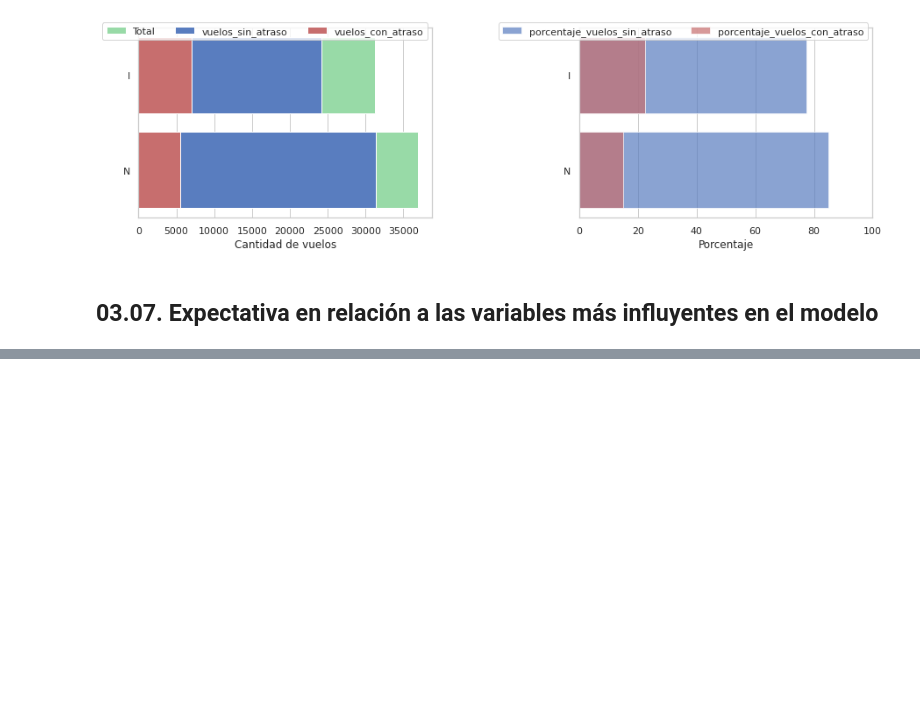
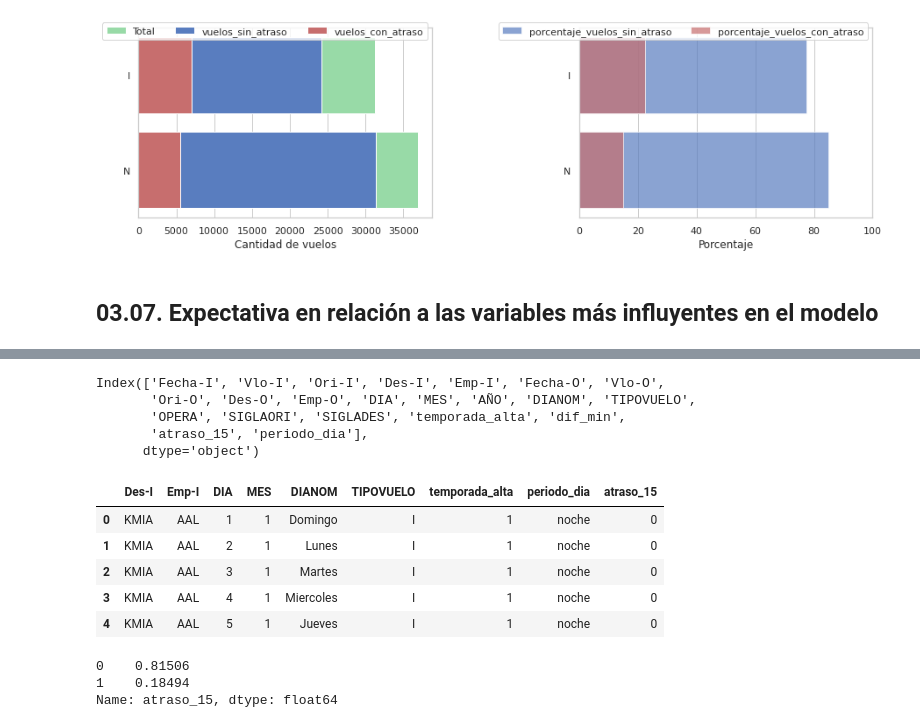
Before and after one commit to alexandergribenchenko/DS_LATAM_Test, a Jupyter notebook: solution.ipynb, the cells around one changed output, grey strips where cells are left out. Drawn from its saved outputs; the diff is of its cells as text; code cells hidden in the pictures; blank space fills up the shorter version.

```diff
--- a/solution.ipynb
+++ b/solution.ipynb
@@ -527,0 +594,28 @@ plot_absoluto_porcentual(df_atraso_por_tipo_vuelo, 'TIPOVUELO', 15, 4)
+# %%
+df.columns
+# %% [output]
+Index(['Fecha-I', 'Vlo-I', 'Ori-I', 'Des-I', 'Emp-I', 'Fecha-O', 'Vlo-O',
+       'Ori-O', 'Des-O', 'Emp-O', 'DIA', 'MES', 'AÑO', 'DIANOM', 'TIPOVUELO',
+       'OPERA', 'SIGLAORI', 'SIGLADES', 'temporada_alta', 'dif_min',
+       'atraso_15', 'periodo_dia'],
+      dtype='object')
+# %%
+columnas_modelo = ['Des-I', 'Emp-I',
+                   'DIA', 'MES', 'DIANOM', 'TIPOVUELO',
+                   'temporada_alta','periodo_dia', 'atraso_15']
+# %%
+df_modelo = df[columnas_modelo]
+df_modelo.head()
+# %% [output]
+|  | Des-I | Emp-I | DIA | MES | DIANOM | TIPOVUELO | temporada_alta | periodo_dia | atraso_15 |
+| 0 | KMIA | AAL | 1 | 1 | Domingo | I | 1 | noche | 0 |
+| 1 | KMIA | AAL | 2 | 1 | Lunes | I | 1 | noche | 0 |
+| 2 | KMIA | AAL | 3 | 1 | Martes | I | 1 | noche | 0 |
+| 3 | KMIA | AAL | 4 | 1 | Miercoles | I | 1 | noche | 0 |
+| 4 | KMIA | AAL | 5 | 1 | Jueves | I | 1 | noche | 0 |
+# %%
+df_modelo.atraso_15.value_counts(normalize=True)
+# %% [output]
+0    0.81506
+1    0.18494
+Name: atraso_15, dtype: float64
```
Also changed, not shown: parts of 25 cells of this notebook.
